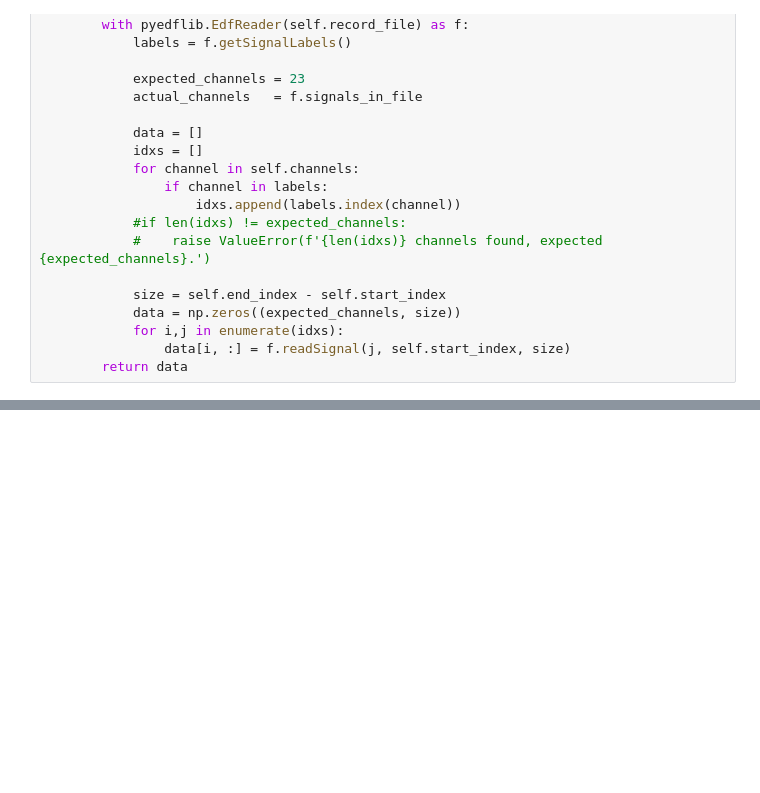
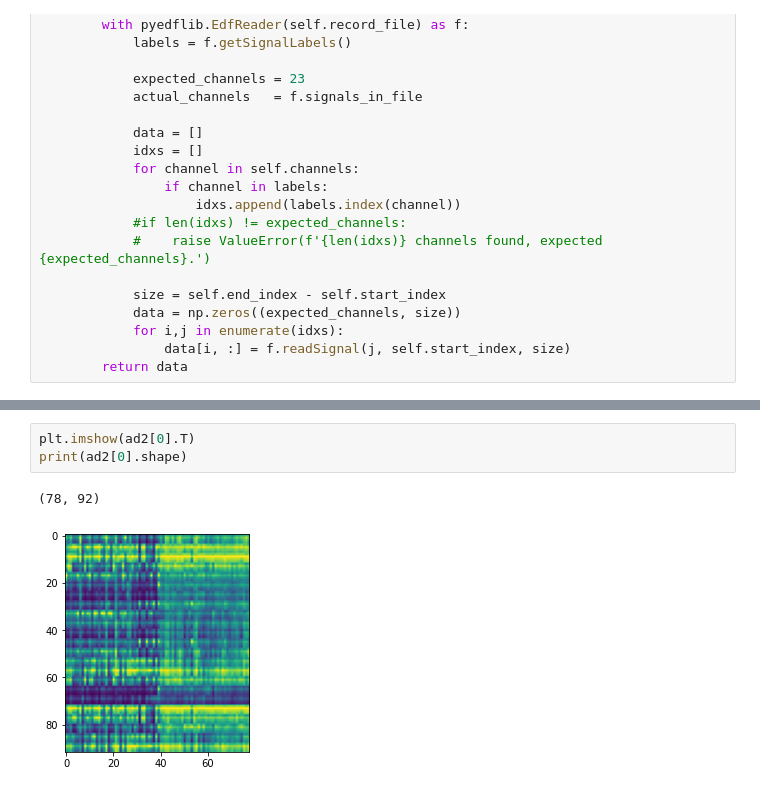
Before and after one commit to FilipMiscevic/SeizureDetection, a Jupyter notebook: chb_import.ipynb, the cells around one changed output, grey strips where cells are left out. Cells and saved outputs as stored; diff of their text form; blank space fills up the shorter version.

```diff
--- a/chb_import.ipynb
+++ b/chb_import.ipynb
@@ -536,2 +428,8 @@ print(ad[0].shape)
+# %%
+plt.imshow(ad2[0].T)
+print(ad2[0].shape)
+# %% [output]
+(78, 92)
+[figure, added]
 # %%
 plt.plot(ad[1].T)
```
Also changed, not shown: parts of 12 cells of this notebook, 1 other file.
